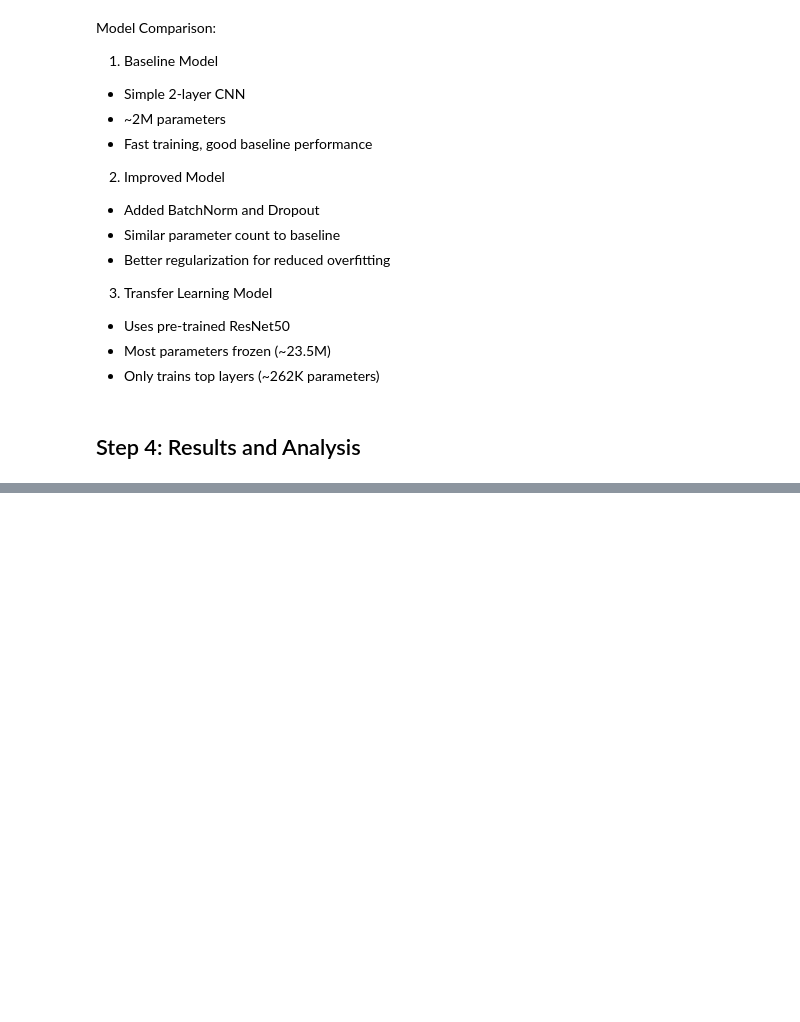
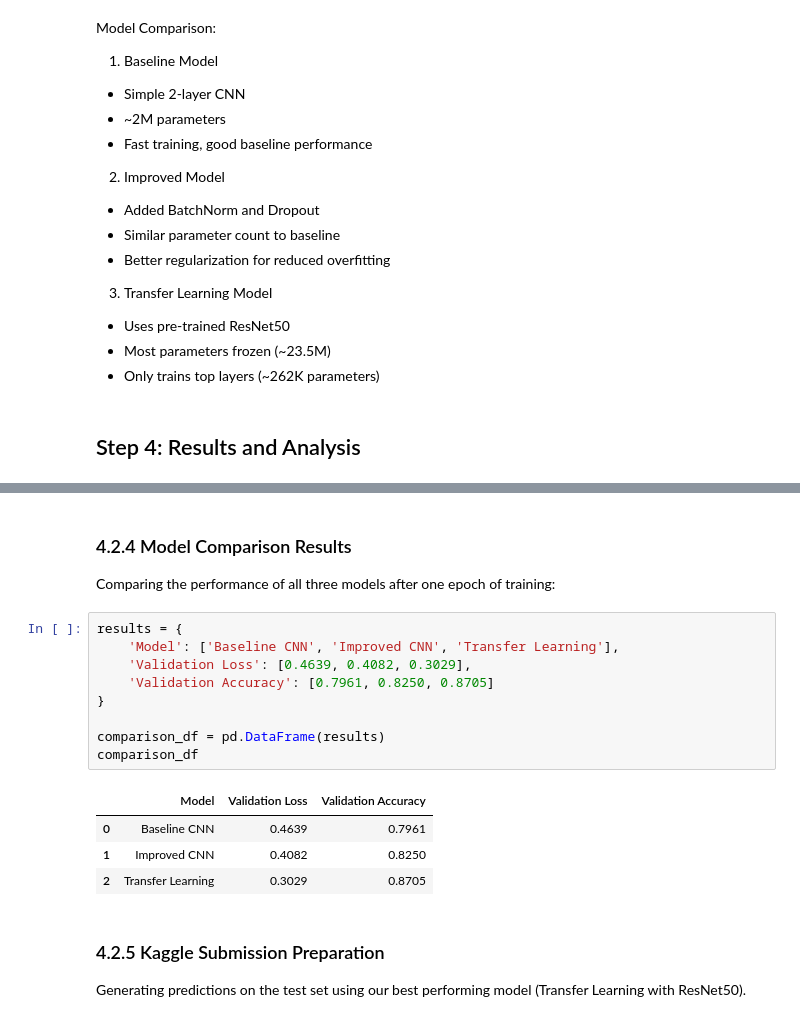
Before and after one commit to HammerAndShield/cancer-detection, a Jupyter notebook: cancer.ipynb, the cells around one changed output, grey strips where cells are left out. Cells and saved outputs as stored; diff of their text form; blank space fills up the shorter version.

Commit message:
analysis and kaggle results

```diff
--- a/cancer.ipynb
+++ b/cancer.ipynb
@@ -384,0 +522,20 @@ Model Comparison:
+# %% [markdown]
+### 4.2.4 Model Comparison Results
+Comparing the performance of all three models after one epoch of training:
+# %%
+results = {
+    'Model': ['Baseline CNN', 'Improved CNN', 'Transfer Learning'],
+    'Validation Loss': [0.4639, 0.4082, 0.3029],
+    'Validation Accuracy': [0.7961, 0.8250, 0.8705]
+}
+
+comparison_df = pd.DataFrame(results)
+comparison_df
+# %% [output]
+|  | Model | Validation Loss | Validation Accuracy |
+| 0 | Baseline CNN | 0.4639 | 0.7961 |
+| 1 | Improved CNN | 0.4082 | 0.8250 |
+| 2 | Transfer Learning | 0.3029 | 0.8705 |
+# %% [markdown]
+### 4.2.5 Kaggle Submission Preparation
+Generating predictions on the test set using our best performing model (Transfer Learning with ResNet50).
```
Also changed, not shown: parts of 17 cells of this notebook.
